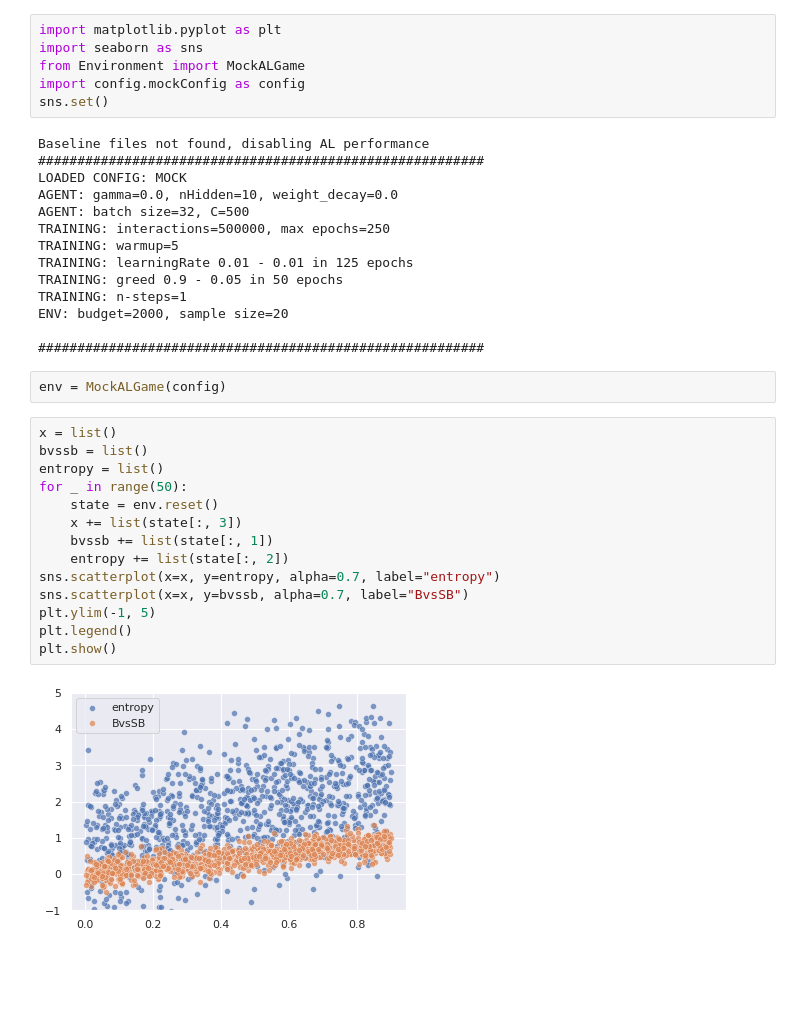
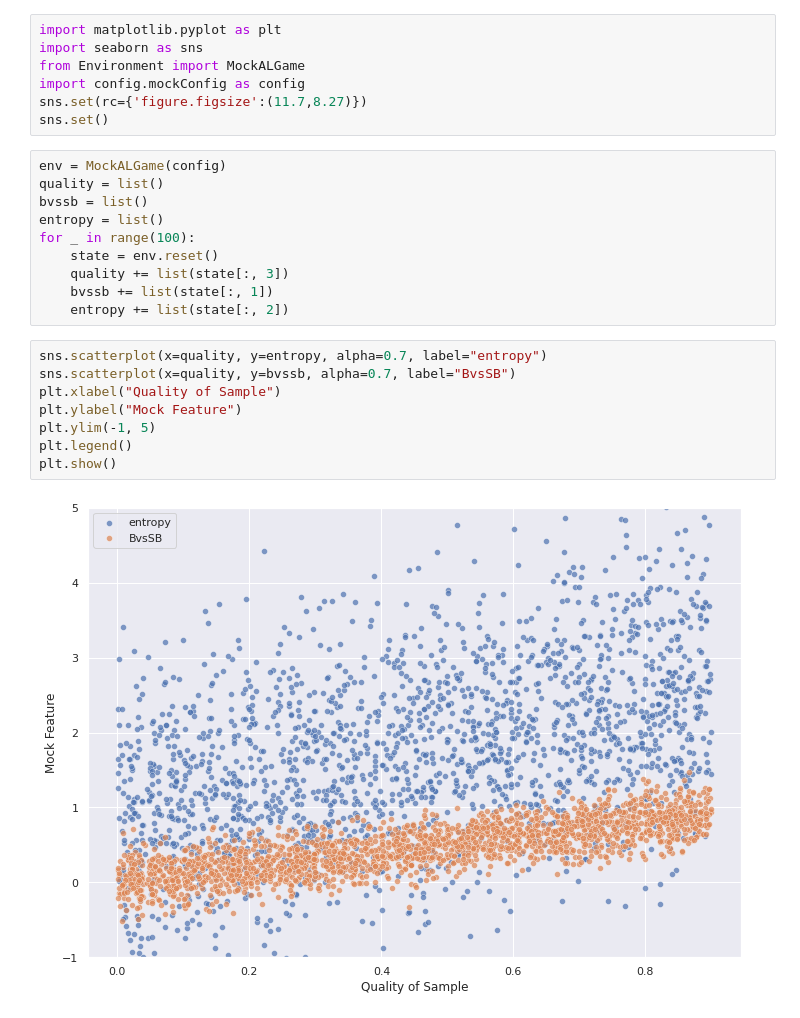
Before and after one commit to wernerth94/rl_al, a Jupyter notebook: doc/mock_env_study.ipynb, the cells around one changed output. Drawn from its saved outputs; the diff is of its cells as text; blank space fills up the shorter version.

```diff
--- a/doc/mock_env_study.ipynb
+++ b/doc/mock_env_study.ipynb
@@ -3,36 +3,25 @@ import matplotlib.pyplot as plt
 import seaborn as sns
 from Environment import MockALGame
 import config.mockConfig as config
+sns.set(rc={'figure.figsize':(11.7,8.27)})
 sns.set()
-# %% [output]
-Baseline files not found, disabling AL performance
-#########################################################
-LOADED CONFIG: MOCK
-AGENT: gamma=0.0, nHidden=10, weight_decay=0.0
-AGENT: batch size=32, C=500
-TRAINING: interactions=500000, max epochs=250
-TRAINING: warmup=5
-TRAINING: learningRate 0.01 - 0.01 in 125 epochs
-TRAINING: greed 0.9 - 0.05 in 50 epochs
-TRAINING: n-steps=1
-ENV: budget=2000, sample size=20
-
-#########################################################
-# %%
-env = MockALGame(config)
+# %%
+env = MockALGame(config)
+quality = list()
+bvssb = list()
+entropy = list()
+for _ in range(100):
+    state = env.reset()
+    quality += list(state[:, 3])
+    bvssb += list(state[:, 1])
+    entropy += list(state[:, 2])
 # %%
-x = list()
-bvssb = list()
-entropy = list()
-for _ in range(50):
-    state = env.reset()
-    x += list(state[:, 3])
-    bvssb += list(state[:, 1])
-    entropy += list(state[:, 2])
-sns.scatterplot(x=x, y=entropy, alpha=0.7, label="entropy")
-sns.scatterplot(x=x, y=bvssb, alpha=0.7, label="BvsSB")
+sns.scatterplot(x=quality, y=entropy, alpha=0.7, label="entropy")
+sns.scatterplot(x=quality, y=bvssb, alpha=0.7, label="BvsSB")
+plt.xlabel("Quality of Sample")
+plt.ylabel("Mock Feature")
 plt.ylim(-1, 5)
 plt.legend()
 plt.show()
 # %% [output]
-[figure, old version]
+[figure, new version]
```
Also changed, not shown: parts of 1 cell of this notebook, 40 other files.
